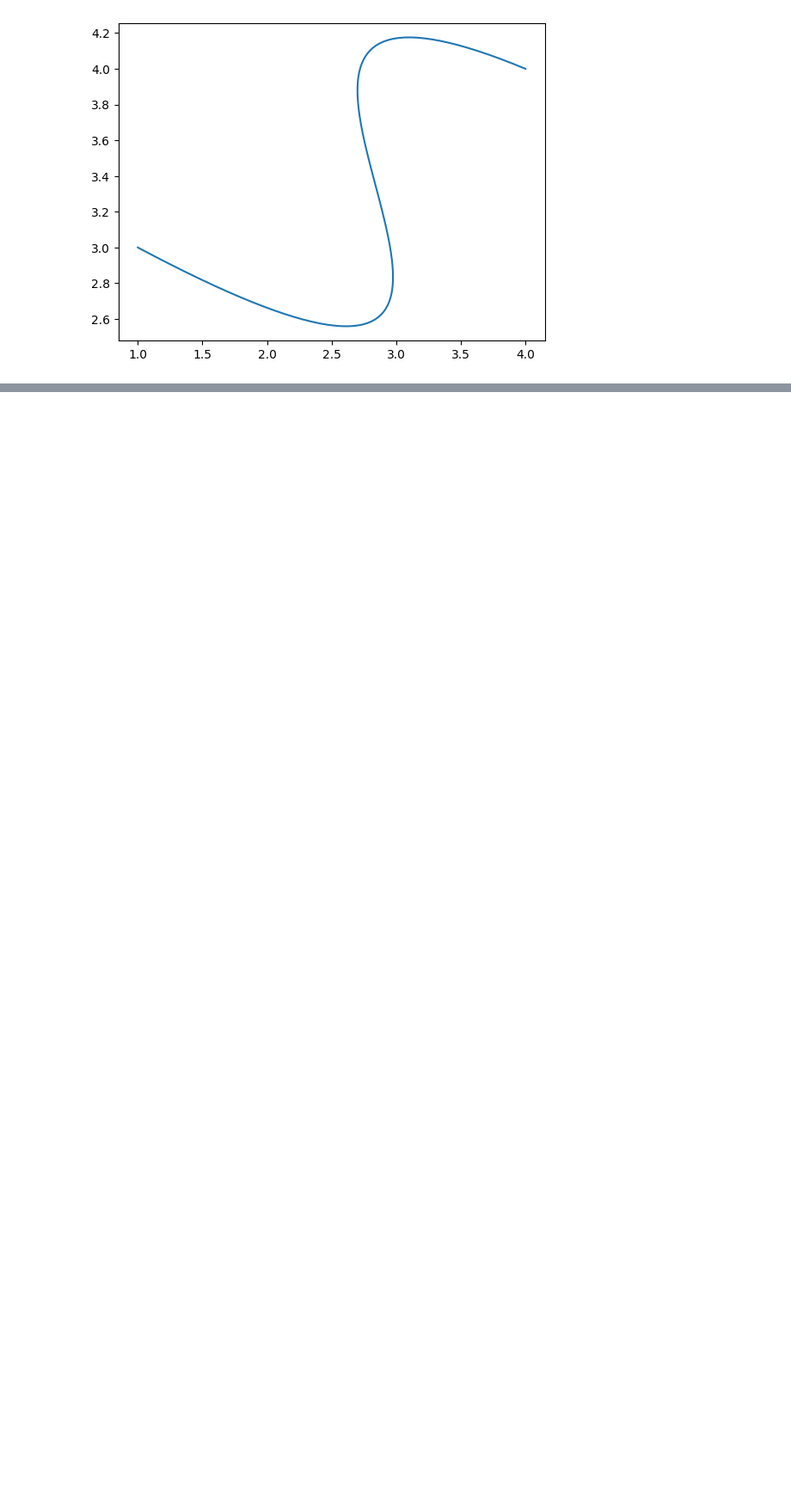
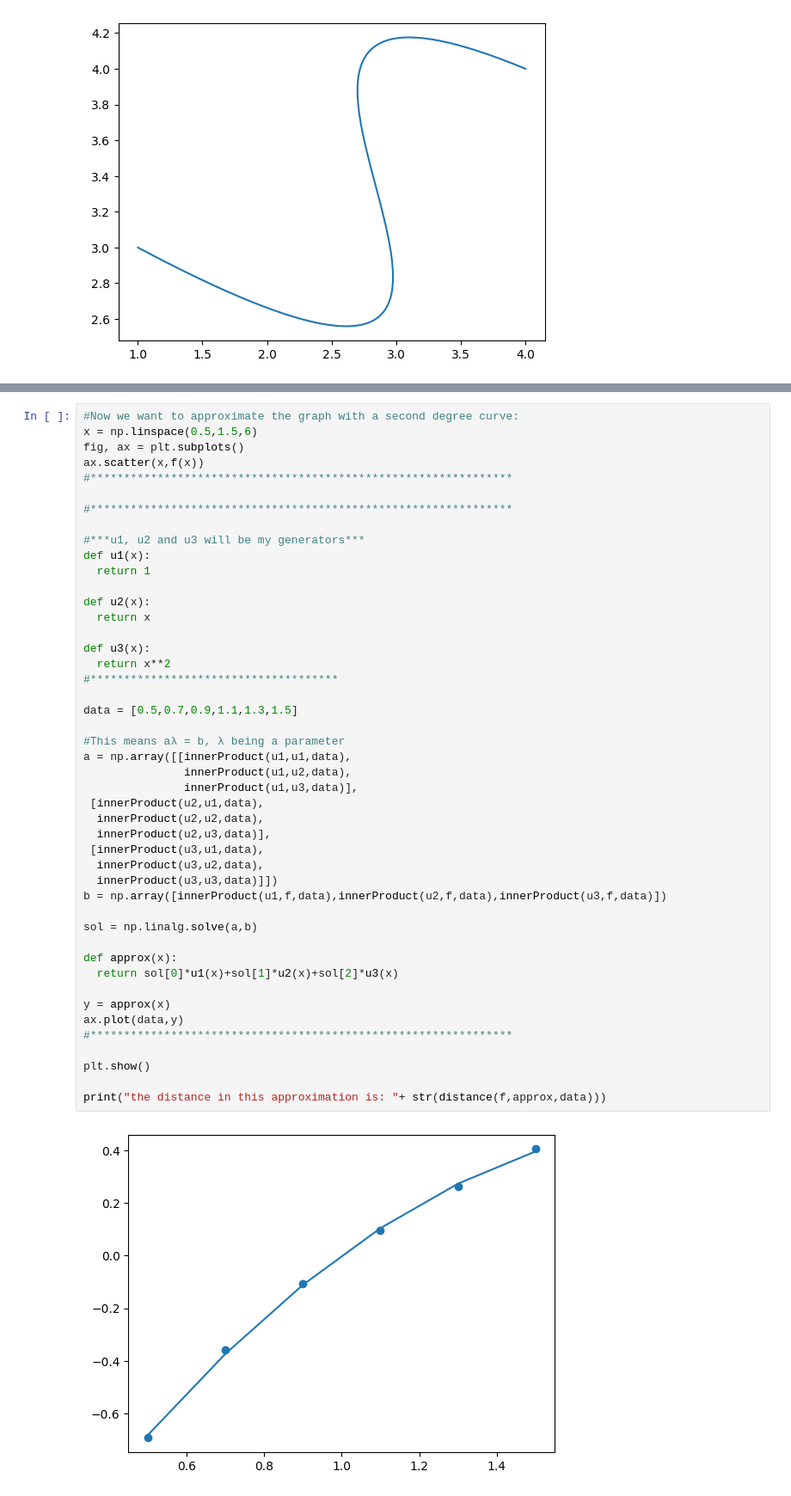
Before and after one commit to jcv00036/amn_p, a Jupyter notebook: Notebook.ipynb, the cells around one changed output, grey strips where cells are left out. Shown at 86% size. Cells and saved outputs as stored; diff of their text form; blank space fills up the shorter version.

```diff
--- a/Notebook.ipynb
+++ b/Notebook.ipynb
@@ -987,0 +1080,48 @@ plt.show()
+# %%
+#Now we want to approximate the graph with a second degree curve:
+x = np.linspace(0.5,1.5,6)
+fig, ax = plt.subplots()
+ax.scatter(x,f(x))
+#***************************************************************
+
+#***************************************************************
+
+#***u1, u2 and u3 will be my generators***
+def u1(x):
+  return 1
+
+def u2(x):
+  return x
+
+def u3(x):
+  return x**2
+#*************************************
+
+data = [0.5,0.7,0.9,1.1,1.3,1.5]
+
+#This means aλ = b, λ being a parameter
+a = np.array([[innerProduct(u1,u1,data),
+               innerProduct(u1,u2,data),
+               innerProduct(u1,u3,data)],
+ [innerProduct(u2,u1,data),
+  innerProduct(u2,u2,data),
+  innerProduct(u2,u3,data)],
+ [innerProduct(u3,u1,data),
+  innerProduct(u3,u2,data),
+  innerProduct(u3,u3,data)]])
+b = np.array([innerProduct(u1,f,data),innerProduct(u2,f,data),innerProduct(u3,f,data)])
+
+sol = np.linalg.solve(a,b)
+
+def approx(x):
+  return sol[0]*u1(x)+sol[1]*u2(x)+sol[2]*u3(x)
+
+y = approx(x)
+ax.plot(data,y)
+#***************************************************************
+
+plt.show()
+
+print("the distance in this approximation is: "+ str(distance(f,approx,data)))
+# %% [output]
+[figure, added]
```
Also changed, not shown: parts of 5 cells of this notebook.
